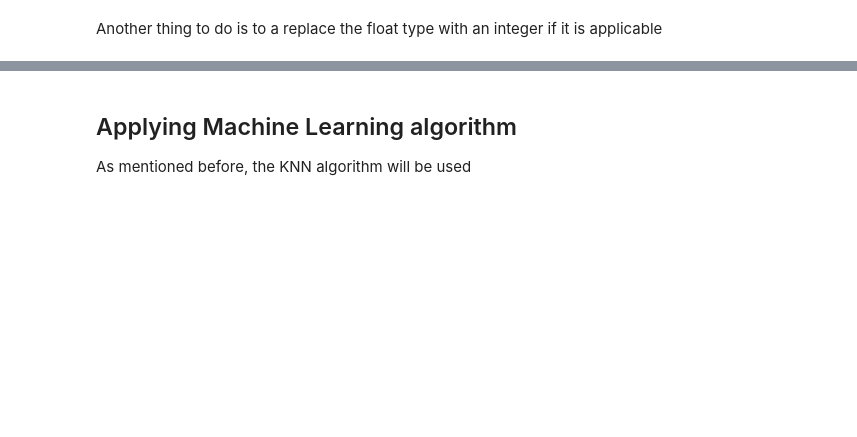
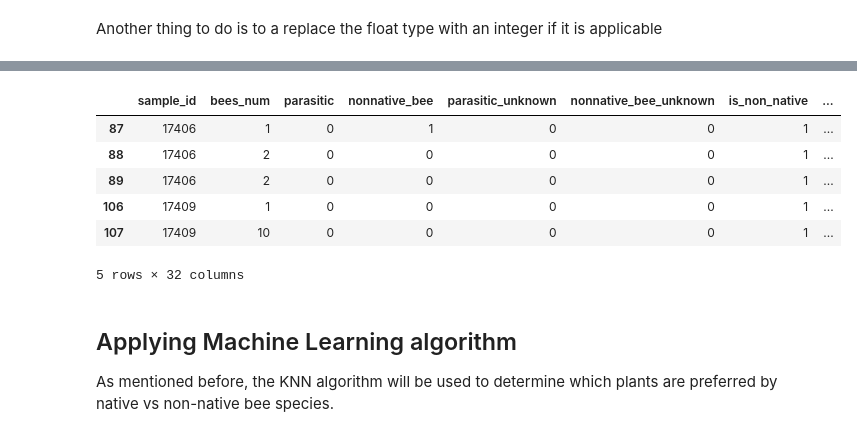
Before and after one commit to lennertVanSever/datascience-werkstuk, a Jupyter notebook: lennert_van_sever.ipynb, the cells around one changed output, grey strips where cells are left out. Cells and saved outputs as stored; diff of their text form; code cells hidden in the pictures; blank space fills up the shorter version.

```diff
--- a/lennert_van_sever.ipynb
+++ b/lennert_van_sever.ipynb
@@ -407,4 +425,15 @@ print(plants_df.head())
+# %%
+plants_df = plants_df.drop(columns=['nesting', 'bee_species'])
+plants_df.head(5)
+# %% [output]
+|  | sample_id | bees_num | parasitic | nonnative_bee | parasitic_unknown | nonnative_bee_unknown | is_non_native | ... |
+| 87 | 17406 | 1 | 0 | 1 | 0 | 0 | 1 | ... |
+| 88 | 17406 | 2 | 0 | 0 | 0 | 0 | 1 | ... |
+| 89 | 17406 | 2 | 0 | 0 | 0 | 0 | 1 | ... |
+| 106 | 17409 | 1 | 0 | 0 | 0 | 0 | 1 | ... |
+| 107 | 17409 | 10 | 0 | 0 | 0 | 0 | 1 | ... |
+5 rows × 32 columns
 # %% [markdown]
 ## Applying Machine Learning algorithm
 
-As mentioned before, the KNN algorithm will be used
+As mentioned before, the KNN algorithm will be used to determine which plants are preferred by native vs non-native bee species.
```
Also changed, not shown: parts of 14 cells of this notebook.
